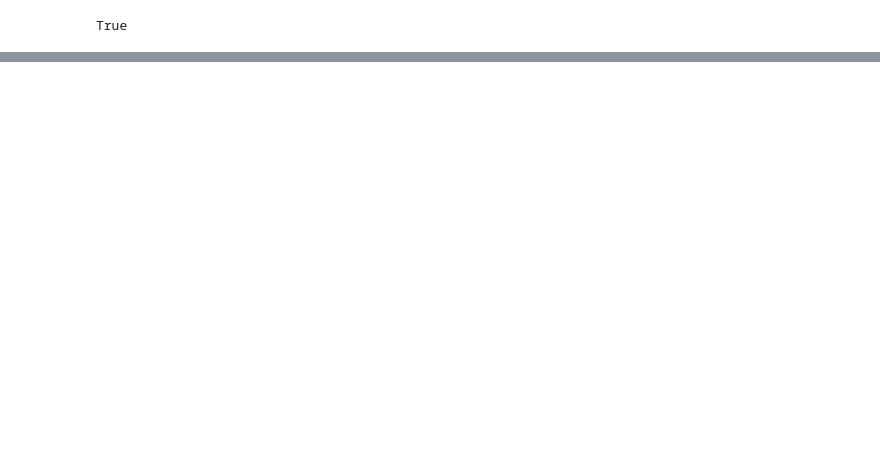
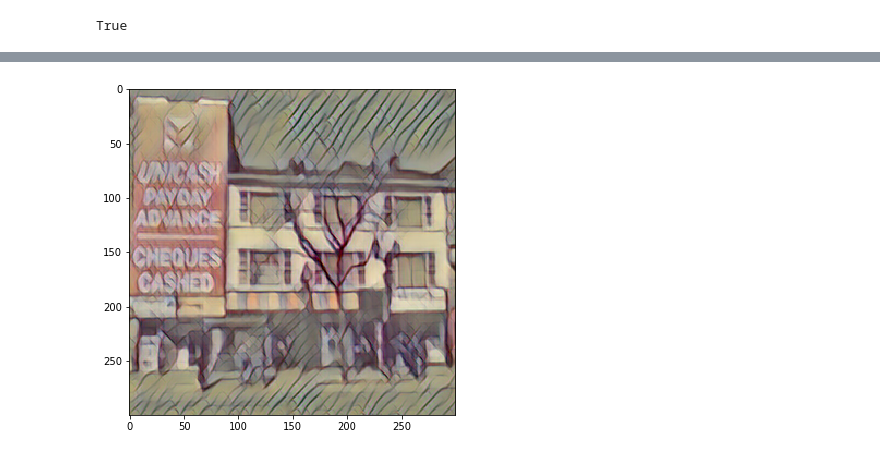
Before and after one commit to gabrielelanaro/ml-prototypes, a Jupyter notebook: prototypes/styletransfer/fast_neural_st/FastNeuralST.ipynb, the cells around one changed output, grey strips where cells are left out. Saved outputs shown, nothing was run; the diff lists cells and outputs as text; code cells hidden in the pictures; blank space fills up the shorter version.

```diff
--- a/prototypes/styletransfer/fast_neural_st/FastNeuralST.ipynb
+++ b/prototypes/styletransfer/fast_neural_st/FastNeuralST.ipynb
@@ -141,0 +128,9 @@ fst.plot_samples('valid')
+# %%
+ds = fst.dl['valid'].dataset
+idx = random.sample(range(len(ds)), 1)[0]
+denorm = DeProcess(imagenet_stats, fst.size, fst.p)
+out = denorm(fst.run_st(ds[idx][0]))
+fig, ax = plt.subplots(figsize=(6,6))
+ax.imshow(out);
+# %% [output]
+[figure, added]
```
Also changed, not shown: parts of 11 cells of this notebook, 1 other file.
